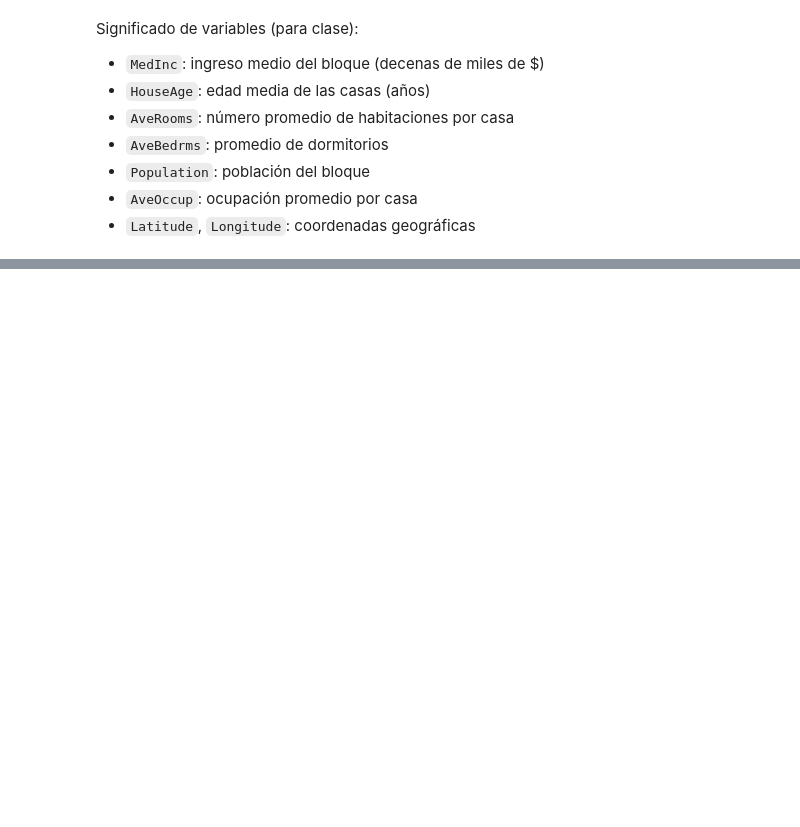
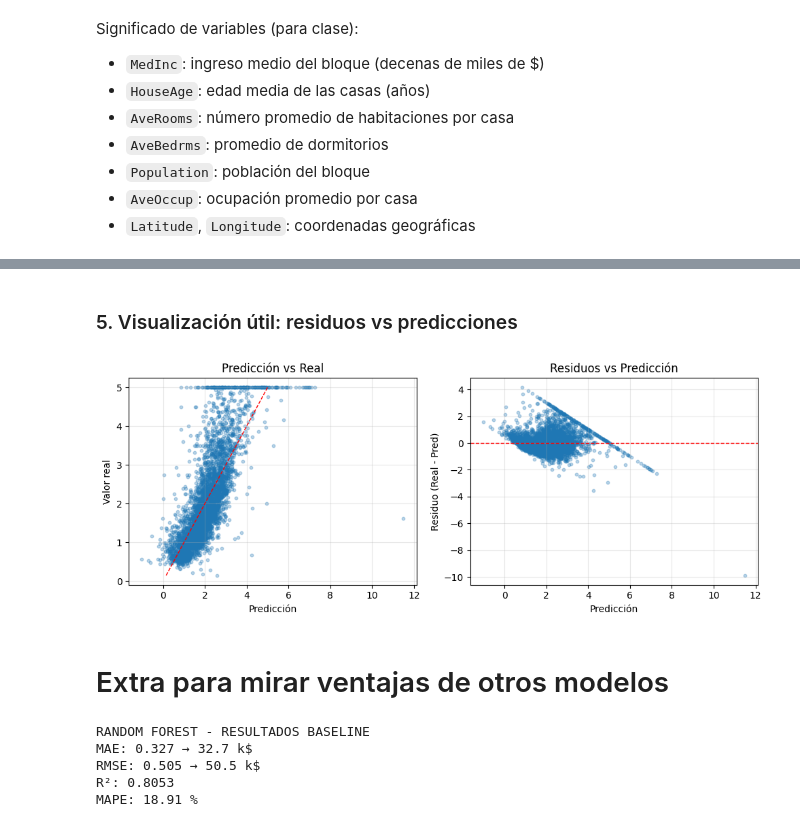
Before and after one commit to Andru-1987/86400_data_science_i_diplomatura, a Jupyter notebook: 09_fundamentos_de_ia_y_machine_learning/clase_practica/01_regression_metrics.ipynb, the cells around one changed output, grey strips where cells are left out. Cells and saved outputs as stored; diff of their text form; code cells hidden in the pictures; blank space fills up the shorter version.

```diff
--- a/09_fundamentos_de_ia_y_machine_learning/clase_practica/01_regression_metrics.ipynb
+++ b/09_fundamentos_de_ia_y_machine_learning/clase_practica/01_regression_metrics.ipynb
@@ -186,0 +196,31 @@ plt.show()
+# %% [markdown]
+### 5. Visualización útil: residuos vs predicciones
+# %%
+residuos = y_test - y_pred
+
+plt.figure(figsize=(10, 4))
+
+# Subplot 1: Predicho vs Real
+plt.subplot(1, 2, 1)
+plt.scatter(y_pred, y_test, alpha=0.3, s=10)
+plt.plot([y_test.min(), y_test.max()], [y_test.min(), y_test.max()], 'r--', lw=1)
+plt.xlabel('Predicción')
+plt.ylabel('Valor real')
+plt.title('Predicción vs Real')
+plt.grid(alpha=0.3)
+
+# Subplot 2: Residuos vs Predicción
+plt.subplot(1, 2, 2)
+plt.scatter(y_pred, residuos, alpha=0.3, s=10)
+plt.axhline(0, color='red', linestyle='--', linewidth=1)
+plt.xlabel('Predicción')
+plt.ylabel('Residuo (Real - Pred)')
+plt.title('Residuos vs Predicción')
+plt.grid(alpha=0.3)
+
+plt.tight_layout()
+plt.show()
+# %% [output]
+[figure, added]
+# %% [markdown]
+# Extra para mirar ventajas de otros modelos
@@ -186,0 +240,19 @@ plt.show()
+# %%
+# Calcular métricas
+mae_rf = mean_absolute_error(y_test, y_pred_rf)
+mse_rf = mean_squared_error(y_test, y_pred_rf)
+rmse_rf = np.sqrt(mse_rf)
+r2_rf = r2_score(y_test, y_pred_rf)
+mape_rf = np.mean(np.abs((y_test - y_pred_rf) / y_test)) * 100
+
+print("RANDOM FOREST - RESULTADOS BASELINE")
+print(f"MAE: {mae_rf:.3f} → {mae_rf*100:.1f} k$")
+print(f"RMSE: {rmse_rf:.3f} → {rmse_rf*100:.1f} k$")
+print(f"R²: {r2_rf:.4f}")
+print(f"MAPE: {mape_rf:.2f} %")
+# %% [output]
+RANDOM FOREST - RESULTADOS BASELINE
+MAE: 0.327 → 32.7 k$
+RMSE: 0.505 → 50.5 k$
+R²: 0.8053
+MAPE: 18.91 %
```
Also changed, not shown: parts of 21 cells of this notebook, 2 other files.
